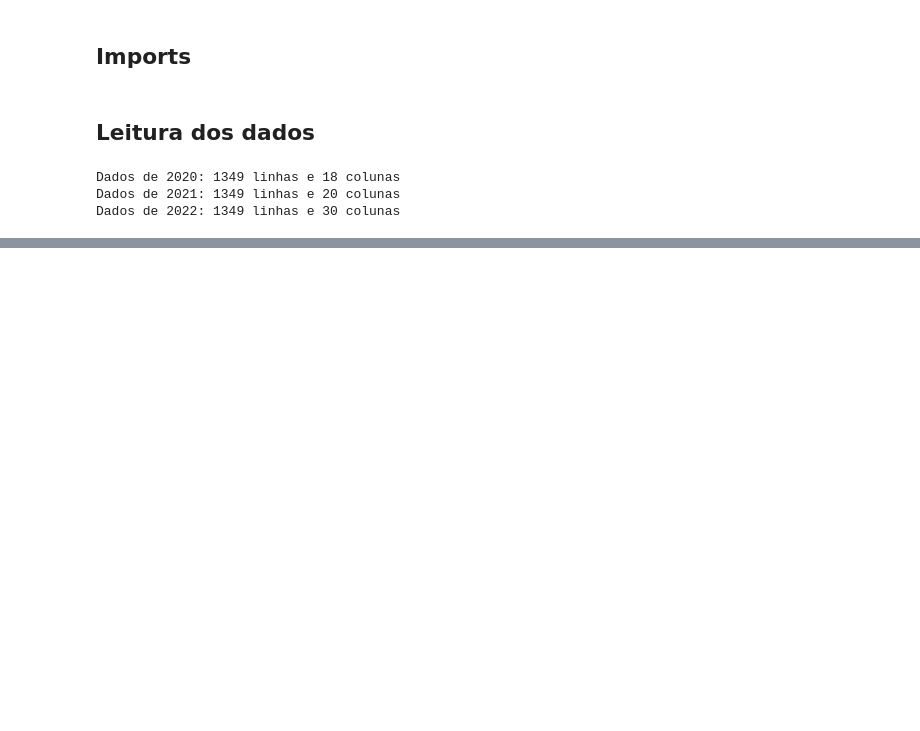
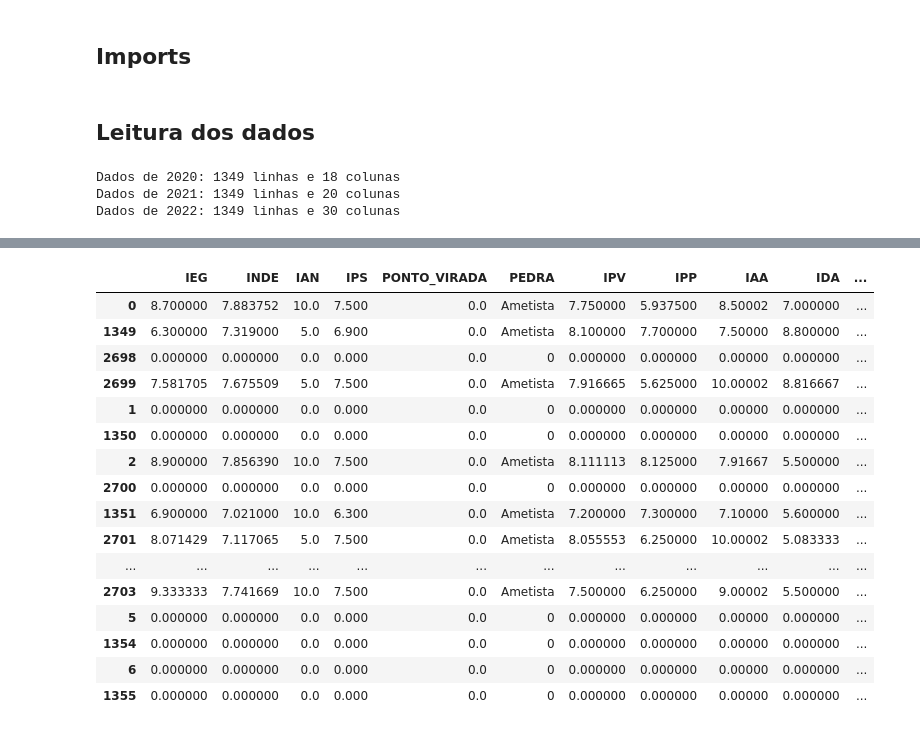
Before and after one commit to IgorNascAlves/DATATHON-LUMINAR-DE-DADOS, a Jupyter notebook: notebooks/explorando_dados_processados.ipynb, the cells around one changed output, grey strips where cells are left out. Drawn from its saved outputs; the diff is of its cells as text; code cells hidden in the pictures; blank space fills up the shorter version.

```diff
--- a/notebooks/explorando_dados_processados.ipynb
+++ b/notebooks/explorando_dados_processados.ipynb
@@ -114,0 +159,5 @@ memory usage: 316.3+ KB
+# %%
+#numerar as linhas de cada dataframe na coluna aluno_id
+df_pede_passos_2020['aluno_id'] = range(1, len(df_pede_passos_2020) + 1)
+df_pede_passos_2021['aluno_id'] = range(1, len(df_pede_passos_2021) + 1)
+df_pede_passos_2022['aluno_id'] = range(1, len(df_pede_passos_2022) + 1)
@@ -114,0 +194,35 @@ memory usage: 316.3+ KB
+# %%
+#change NaN, Não, Sim to 0, 0, 1
+df_pede_passos = df_pede_passos.replace('Não', 0)
+df_pede_passos = df_pede_passos.replace('Sim', 1)
+df_pede_passos = df_pede_passos.replace('#NULO!', 0)
+df_pede_passos = df_pede_passos.fillna(0)
+
+
+lines_before = df_pede_passos.shape[0]
+
+# df_pede_passos = df_pede_passos[~df_pede_passos['PEDRA'].isin(['Ametista'])]
+df_pede_passos = df_pede_passos[~df_pede_passos['IAA'].isin(['D910'])]
+df_pede_passos = df_pede_passos[~df_pede_passos['IPS'].isin(['D930'])]
+df_pede_passos = df_pede_passos[~df_pede_passos['PONTO_VIRADA'].isin(['D9600'])]
+df_pede_passos = df_pede_passos[~df_pede_passos['IEG'].isin(['V920'])]
+df_pede_passos = df_pede_passos[~df_pede_passos['IAN'].isin(['D970'])]
+df_pede_passos = df_pede_passos[~df_pede_passos['IDA'].isin(['D940'])]
+df_pede_passos = df_pede_passos[~df_pede_passos['IPV'].isin(['D960'])]
+df_pede_passos = df_pede_passos[~df_pede_passos['IPP'].isin(['D950'])]
+df_pede_passos = df_pede_passos[~df_pede_passos['INDE'].isin(['D980'])]
+
+lines_after = df_pede_passos.shape[0]
+
+print(f"Linhas antes: {lines_before}")
+print(f"Linhas depois: {lines_after}")
+
+#change columns type to float except 'Pedra' and 'ano'
+colunas_float = [col for col in df_pede_passos.columns if col not in ['PEDRA', 'ano']]
+df_pede_passos[colunas_float] = df_pede_passos[colunas_float].astype(float)
+
+#change 'ano' to int
+df_pede_passos['ano'] = df_pede_passos['ano'].astype(int)
+df_pede_passos['aluno_id'] = df_pede_passos['aluno_id'].astype(int)
+
+df_pede_passos.info()
@@ -114,0 +259,21 @@ memory usage: 316.3+ KB
+# %%
+df_pede_passos.sort_values(by='aluno_id', inplace=True)
+df_pede_passos.head(20)
+# %% [output]
+|  | IEG | INDE | IAN | IPS | PONTO_VIRADA | PEDRA | IPV | IPP | IAA | IDA | ... |
+| 0 | 8.700000 | 7.883752 | 10.0 | 7.500 | 0.0 | Ametista | 7.750000 | 5.937500 | 8.50002 | 7.000000 | ... |
+| 1349 | 6.300000 | 7.319000 | 5.0 | 6.900 | 0.0 | Ametista | 8.100000 | 7.700000 | 7.50000 | 8.800000 | ... |
+| 2698 | 0.000000 | 0.000000 | 0.0 | 0.000 | 0.0 | 0 | 0.000000 | 0.000000 | 0.00000 | 0.000000 | ... |
+| 2699 | 7.581705 | 7.675509 | 5.0 | 7.500 | 0.0 | Ametista | 7.916665 | 5.625000 | 10.00002 | 8.816667 | ... |
+| 1 | 0.000000 | 0.000000 | 0.0 | 0.000 | 0.0 | 0 | 0.000000 | 0.000000 | 0.00000 | 0.000000 | ... |
+| 1350 | 0.000000 | 0.000000 | 0.0 | 0.000 | 0.0 | 0 | 0.000000 | 0.000000 | 0.00000 | 0.000000 | ... |
+| 2 | 8.900000 | 7.856390 | 10.0 | 7.500 | 0.0 | Ametista | 8.111113 | 8.125000 | 7.91667 | 5.500000 | ... |
+| 2700 | 0.000000 | 0.000000 | 0.0 | 0.000 | 0.0 | 0 | 0.000000 | 0.000000 | 0.00000 | 0.000000 | ... |
+| 1351 | 6.900000 | 7.021000 | 10.0 | 6.300 | 0.0 | Ametista | 7.200000 | 7.300000 | 7.10000 | 5.600000 | ... |
+| 2701 | 8.071429 | 7.117065 | 5.0 | 7.500 | 0.0 | Ametista | 8.055553 | 6.250000 | 10.00002 | 5.083333 | ... |
+| ... | ... | ... | ... | ... | ... | ... | ... | ... | ... | ... | ... |
+| 2703 | 9.333333 | 7.741669 | 10.0 | 7.500 | 0.0 | Ametista | 7.500000 | 6.250000 | 9.00002 | 5.500000 | ... |
+| 5 | 0.000000 | 0.000000 | 0.0 | 0.000 | 0.0 | 0 | 0.000000 | 0.000000 | 0.00000 | 0.000000 | ... |
+| 1354 | 0.000000 | 0.000000 | 0.0 | 0.000 | 0.0 | 0 | 0.000000 | 0.000000 | 0.00000 | 0.000000 | ... |
+| 6 | 0.000000 | 0.000000 | 0.0 | 0.000 | 0.0 | 0 | 0.000000 | 0.000000 | 0.00000 | 0.000000 | ... |
+| 1355 | 0.000000 | 0.000000 | 0.0 | 0.000 | 0.0 | 0 | 0.000000 | 0.000000 | 0.00000 | 0.000000 | ... |
```
Also changed, not shown: parts of 15 cells of this notebook, 4 other files.
